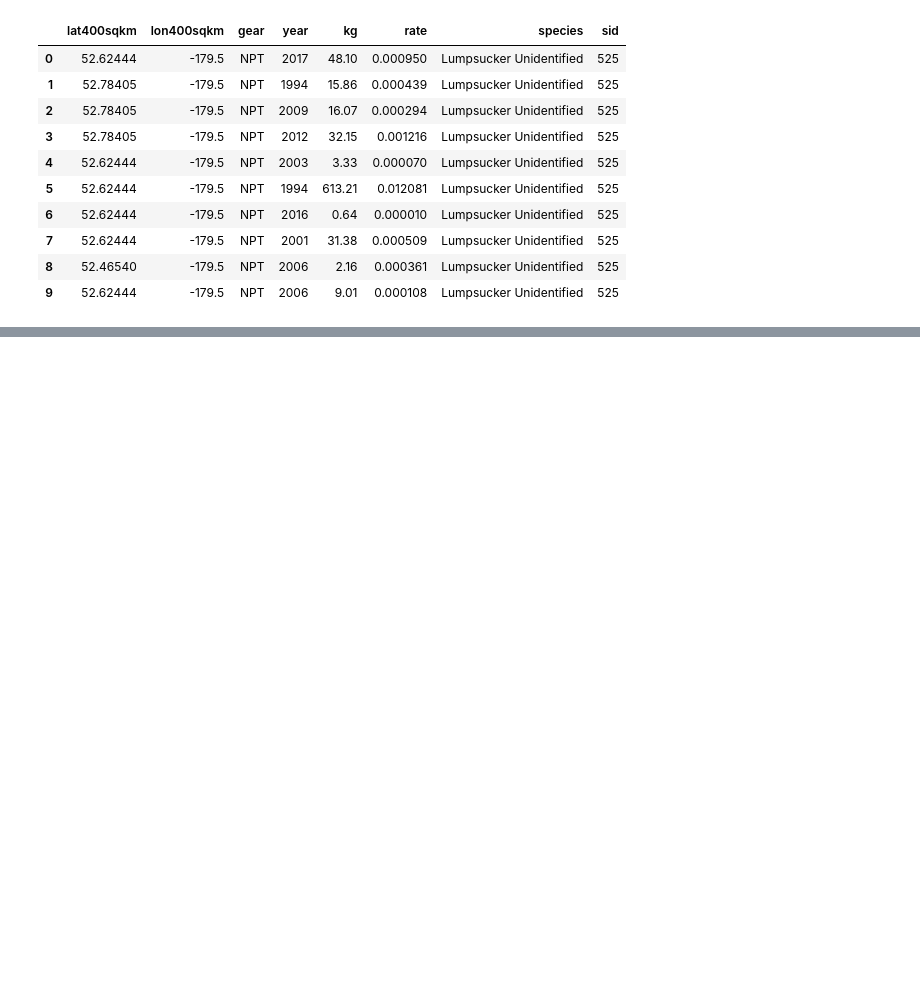
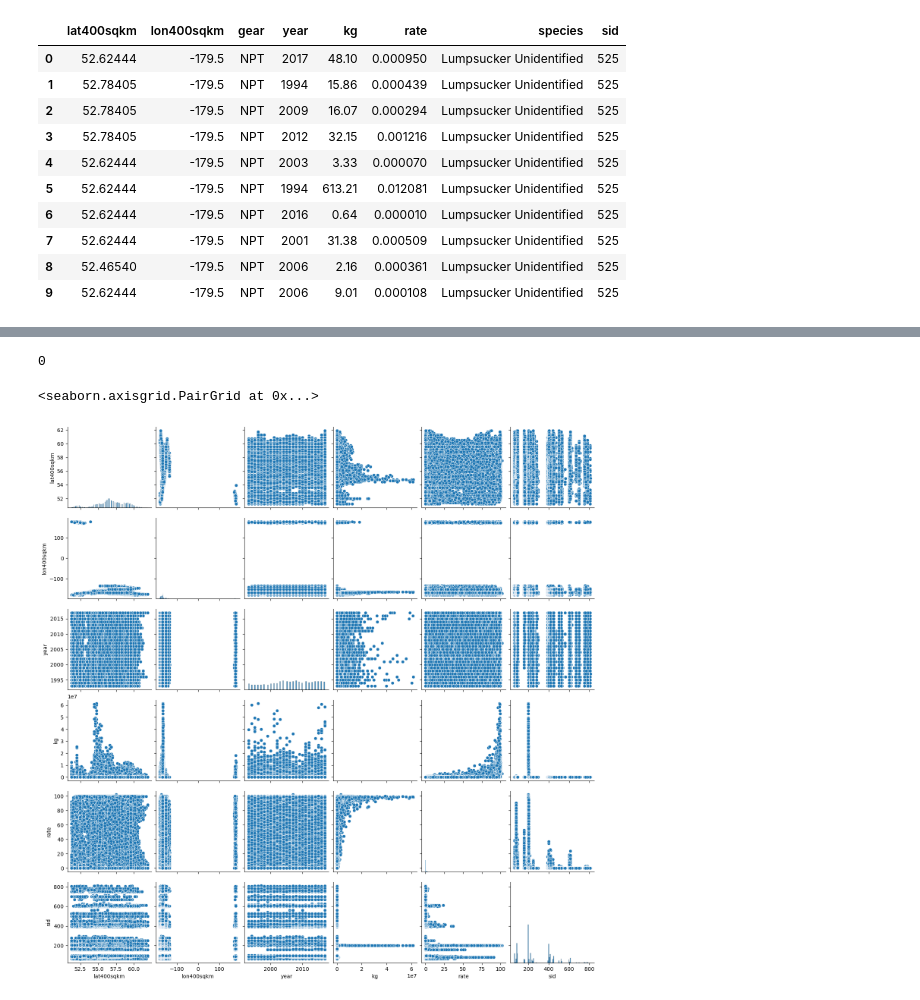
Before and after one commit to AhmedMousa-ag/Fisheries-GCP, a Jupyter notebook: fishiries.ipynb, the cells around one changed output, grey strips where cells are left out. Cells and saved outputs as stored; diff of their text form; code cells hidden in the pictures; blank space fills up the shorter version.

```diff
--- a/fishiries.ipynb
+++ b/fishiries.ipynb
@@ -57,0 +72,9 @@ raw_data = client.query(sql).to_dataframe()
+# %%
+raw_data.duplicated().sum()
+# %% [output]
+0
+# %%
+sns.pairplot(raw_data)
+# %% [output]
+<seaborn.axisgrid.PairGrid at 0x...>
+[figure, added]
```
Also changed, not shown: parts of 4 cells of this notebook.
